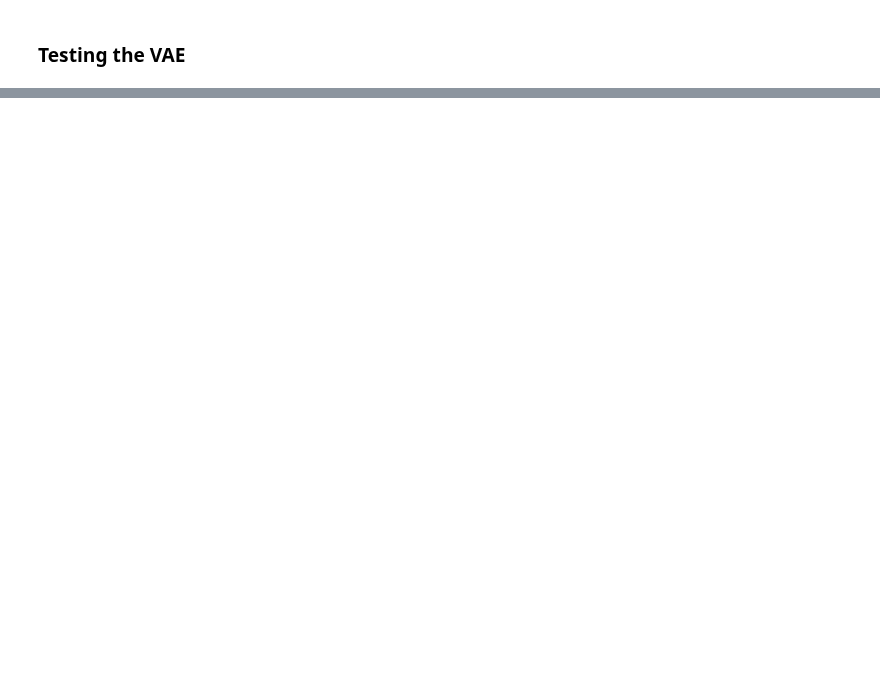
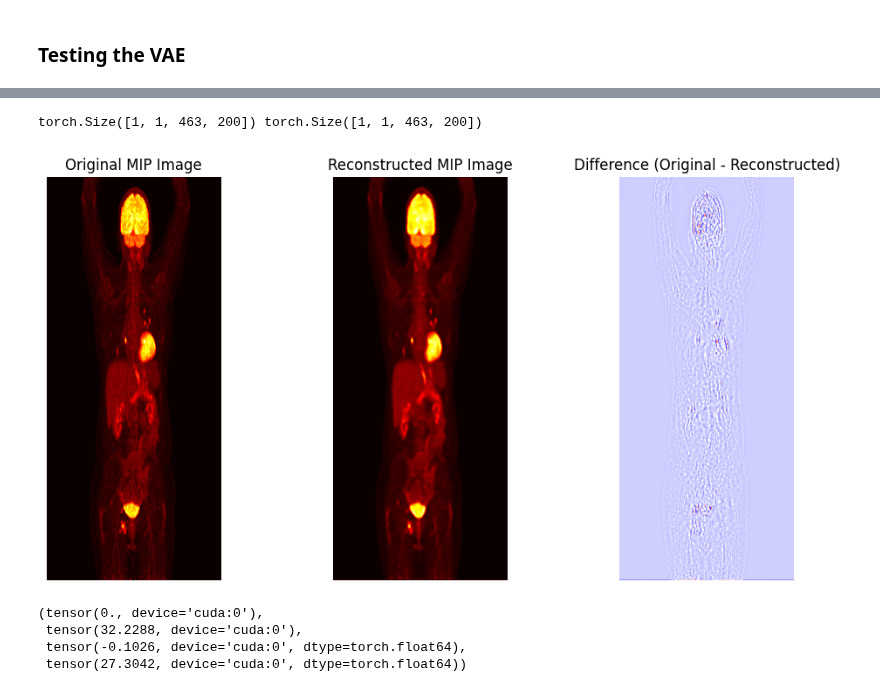
Before and after one commit to Arksyd96/federated-pet-harmonization, a Jupyter notebook: draft.ipynb, the cells around one changed output, grey strips where cells are left out. Saved outputs shown, nothing was run; the diff lists cells and outputs as text; code cells hidden in the pictures; blank space fills up the shorter version.

```diff
--- a/draft.ipynb
+++ b/draft.ipynb
@@ -183,0 +235,79 @@ torch.Size([1, 1, 128, 128])
+# %%
+import numpy as np
+import torch
+from tqdm import tqdm
+
+stride = 2
+patch_size: int = 128
+_, _, H, W = random_mip_image.shape
+
+# compute steps and padded sizes
+x_steps = (max(0, W - patch_size)) // stride + 1
+y_steps = (max(0, H - patch_size)) // stride + 1
+padded_w = stride * (x_steps - 1) + patch_size
+padded_h = stride * (y_steps - 1) + patch_size
+pad_w = padded_w - W
+pad_h = padded_h - H
+
+padded_true_mip = random_mip_image
+if pad_h > 0 or pad_w > 0:
+    padded_true_mip = np.pad(random_mip_image, ((0, pad_h),(0, pad_w)), mode='constant', constant_values=0.0)
+
+# prepare accumulators
+accum = torch.zeros_like(padded_true_mip, dtype=torch.float64)
+counts = torch.zeros_like(padded_true_mip, dtype=torch.float32)
+
+# build counts matrix as in your example
+for xi in range(x_steps):
+    for yi in range(y_steps):
+        x_start = xi * stride
+        y_start = yi * stride
+        counts[:, :, y_start: y_start + patch_size, x_start: x_start + patch_size] += 1.0
+
+# sliding inference
+for xi in tqdm(range(x_steps), position=0, leave=True):
+    for yi in range(y_steps):
+        x_start = xi * stride
+        y_start = yi * stride
+        true_patch = padded_true_mip[:, :, y_start: y_start + patch_size, x_start: x_start + patch_size]
+
+        with torch.no_grad():
+            pred_patch = model.forward(true_patch)
+
+        accum[:, :, y_start: y_start + patch_size, x_start: x_start + patch_size] += pred_patch
+
+# average
+counts[counts == 0] = 1.0
+recon_norm = accum / counts
+recon_norm = recon_norm[:, :, :H, :W]
+
+true = random_mip_image[:, :, :H, :W] * std + mean
+recon = recon_norm * std + mean
+
+print(true.shape, recon.shape)
+# %% [output]
+torch.Size([1, 1, 463, 200]) torch.Size([1, 1, 463, 200])
+# %%
+plt.figure(figsize=(12, 6))
+plt.subplot(1, 3, 1)
+plt.title('Original MIP Image')
+plt.imshow(true.squeeze().cpu().numpy(), cmap='hot')
+plt.axis('off')
+plt.subplot(1, 3, 2)
+plt.title('Reconstructed MIP Image')
+plt.imshow(recon.squeeze().cpu().numpy(), cmap='hot')
+plt.axis('off')
+plt.subplot(1, 3, 3)
+plt.title('Difference (Original - Reconstructed)')
+plt.imshow((true - recon).squeeze().cpu().numpy(), cmap='bwr')
+plt.axis('off')
+plt.show()
+# %% [output]
+[figure, added]
+# %%
+true.min(), true.max(), recon.min(), recon.max()
+# %% [output]
+(tensor(0., device='cuda:0'),
+ tensor(32.2288, device='cuda:0'),
+ tensor(-0.1026, device='cuda:0', dtype=torch.float64),
+ tensor(27.3042, device='cuda:0', dtype=torch.float64))
```
Also changed, not shown: parts of 10 cells of this notebook, 3 other files.
